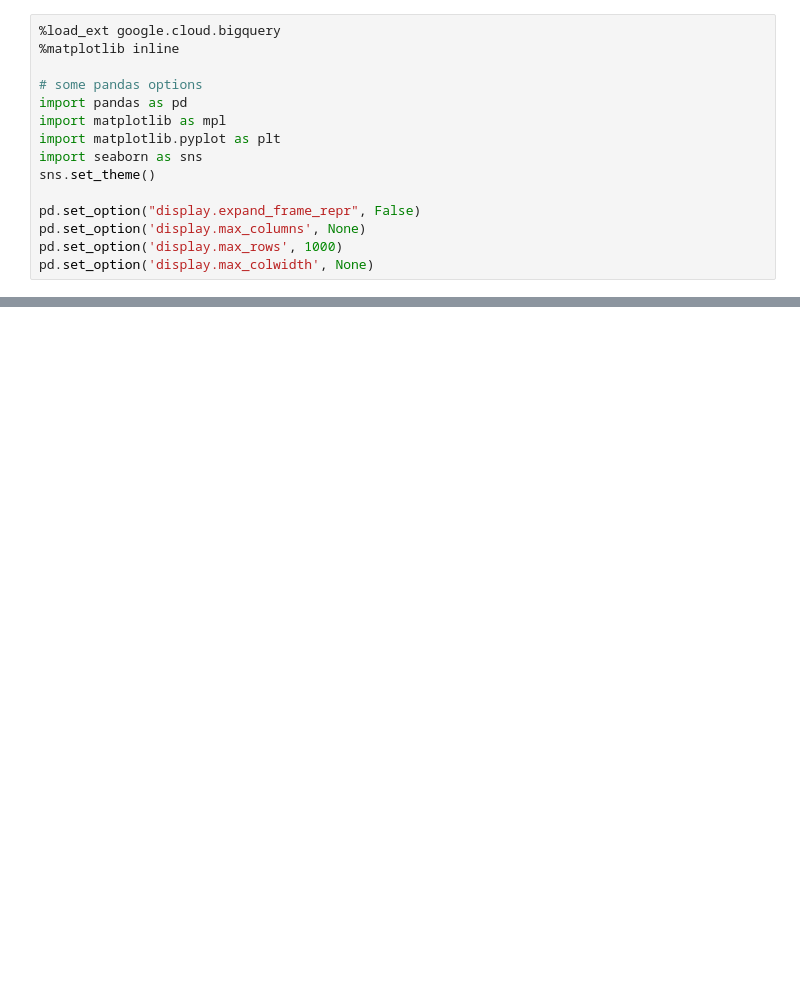
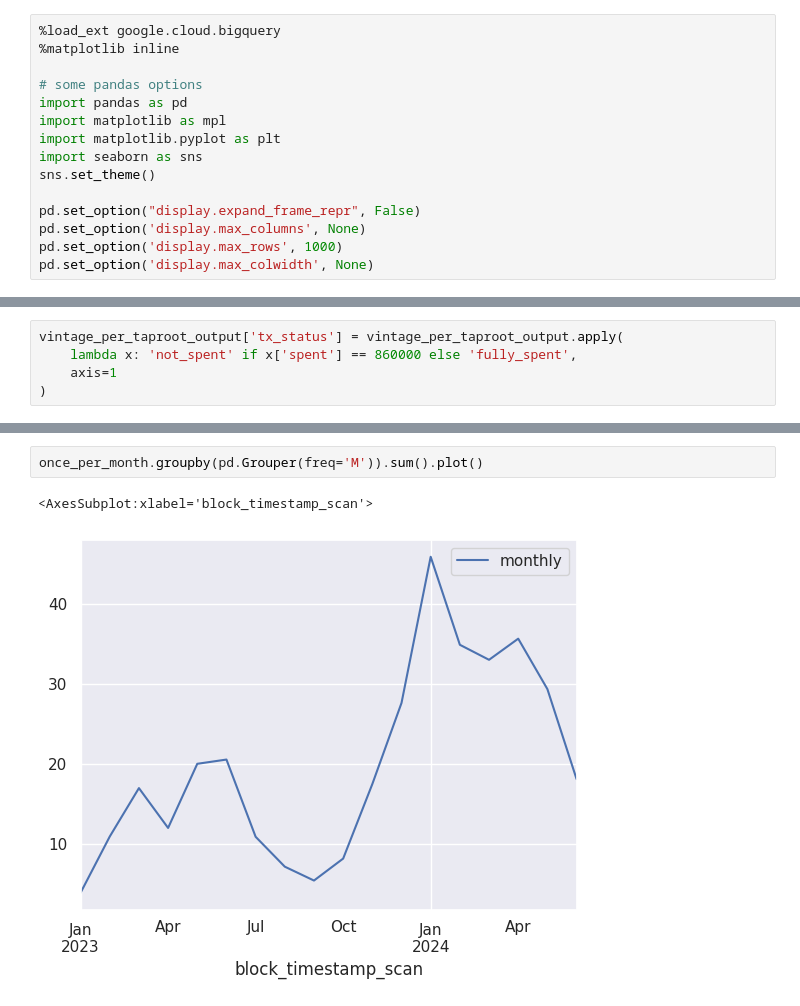
Before and after one commit to josibake/bitcoin-data-analysis, a Jupyter notebook: notebooks/silent-payments-light-client-data.ipynb, the cells around one changed output, grey strips where cells are left out. Saved outputs shown, nothing was run; the diff lists cells and outputs as text; blank space fills up the shorter version.

```diff
--- a/notebooks/silent-payments-light-client-data.ipynb
+++ b/notebooks/silent-payments-light-client-data.ipynb
@@ -66,0 +70,5 @@ Name: vintage, dtype: float64
+# %%
+vintage_per_taproot_output['tx_status'] = vintage_per_taproot_output.apply(
+    lambda x: 'not_spent' if x['spent'] == 860000 else 'fully_spent',
+    axis=1
+)
@@ -148,0 +162,5 @@ Text(0.5, 1.0, 'Scan data downloaded (MBs per month)')
+# %%
+once_per_month.groupby(pd.Grouper(freq='M')).sum().plot()
+# %% [output]
+<AxesSubplot:xlabel='block_timestamp_scan'>
+[figure, added]
```
Also changed, not shown: parts of 20 cells of this notebook.
